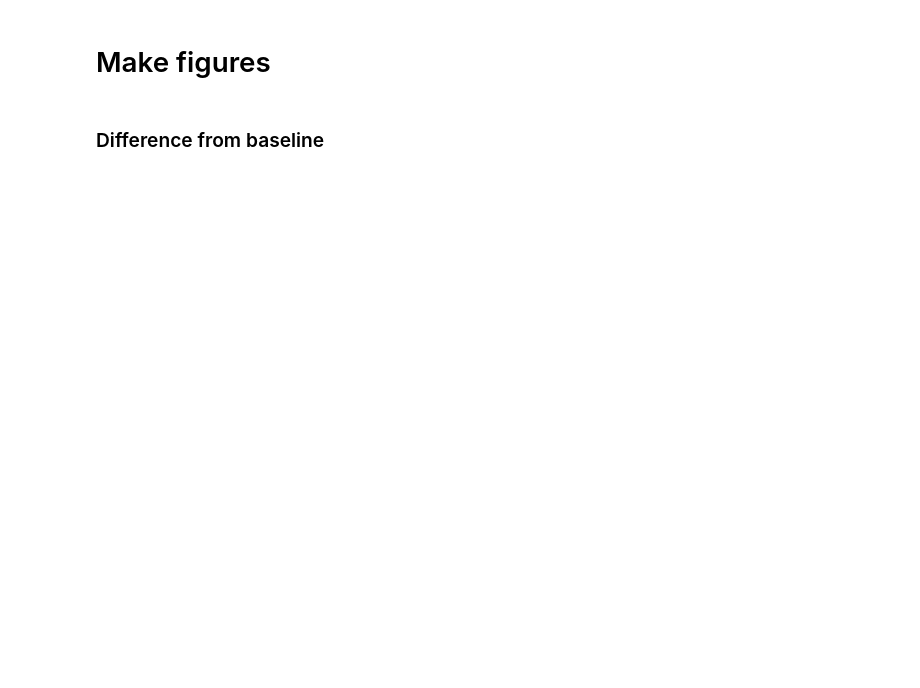
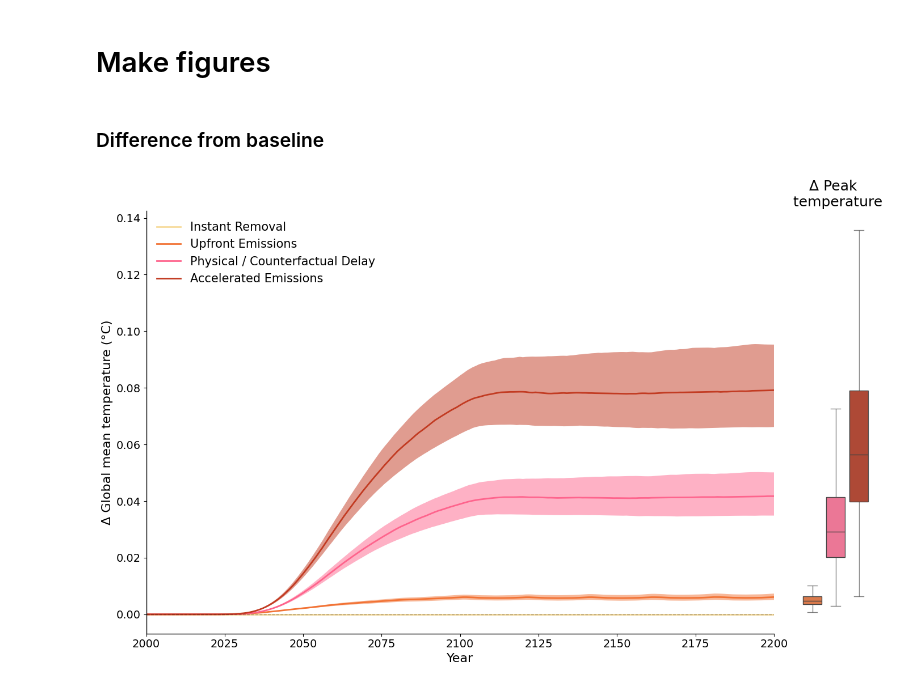
Before and after one commit to carbonplan/temporal-lags, a Jupyter notebook: nbs/Figure_4.ipynb, the cells around one changed output. Drawn from its saved outputs; the diff is of its cells as text; code cells hidden in the pictures; blank space fills up the shorter version.

```diff
--- a/nbs/Figure_4.ipynb
+++ b/nbs/Figure_4.ipynb
@@ -61,8 +54,11 @@ weights_51yr[-1] = 0.5
 # %% [markdown]
 ### Difference from baseline
 # %%
+plt.style.use("default")
+mpl.rcParams.update(mpl_settings)
+
 fig, axes = plt.subplots(
-    nrows=1, ncols=2, figsize=(10, 6), sharey=True, gridspec_kw={"width_ratios": [9, 1]}
+    nrows=1, ncols=2, figsize=figsize, sharey=True, gridspec_kw={"width_ratios": [9, 1]}
 )
 
 scenarios_to_plot = [
@@ -108,10 +104,10 @@ for i, scenario in enumerate(scenarios_to_plot):
         lw=2,
     )
 ax.set_xlim(2000, 2200)
-ax.legend(loc="upper left", fontsize=14)
-ax.axhline(y=0, color="k", ls="--", lw=2, label="Baseline")
-ax.set_ylabel("Δ Global mean temperature (°C)", fontsize=14)
-ax.set_xlabel("Year", fontsize=14)
+ax.legend(loc="upper left")
+ax.axhline(y=0, linestyle="--", color="k", alpha=0.3, linewidth=1)
+ax.set_ylabel("Δ Global mean temperature (°C)")
+ax.set_xlabel("Year")
 ax.spines["right"].set_visible(False)
 ax.spines["top"].set_visible(False)
 
@@ -140,30 +136,32 @@ peak_temperatures = (
 )
 
 
 for i, scenario in enumerate(scenarios_to_plot[1:]):
     peak_temp_diff = peak_temperatures[scenario] - peak_temperatures["baseline"]
     if i == 0:
         peak_temp_diffs = peak_temp_diff.to_frame(name=fancy_titles[scenario])
     else:
         peak_temp_diffs[fancy_titles[scenario]] = peak_temp_diff
 
 sns.boxplot(
     data=peak_temp_diffs,
     palette=colors_to_plot,
     ax=ax,
     boxprops=dict(alpha=1),
     whiskerprops=dict(alpha=0.7),
     capprops=dict(alpha=0.7),
     medianprops=dict(alpha=1),
     showfliers=False,
 )
 ax.set_xticklabels([])
 ax.set_xticks([])
 ax.tick_params(left=False, labelleft=False)
 ax.set_title("Δ Peak \n temperature")
 ax.set_xlim(-0.5, 2.5)
 for spine in ax.spines.values():
     spine.set_visible(False)
 fig.tight_layout()
 plt.savefig("../figures/Figure4.pdf")
 plt.savefig("../figures/Figure4.png", dpi=200)
+# %% [output]
+[figure, added]
```
Also changed, not shown: parts of 3 cells of this notebook, 5 other files.
